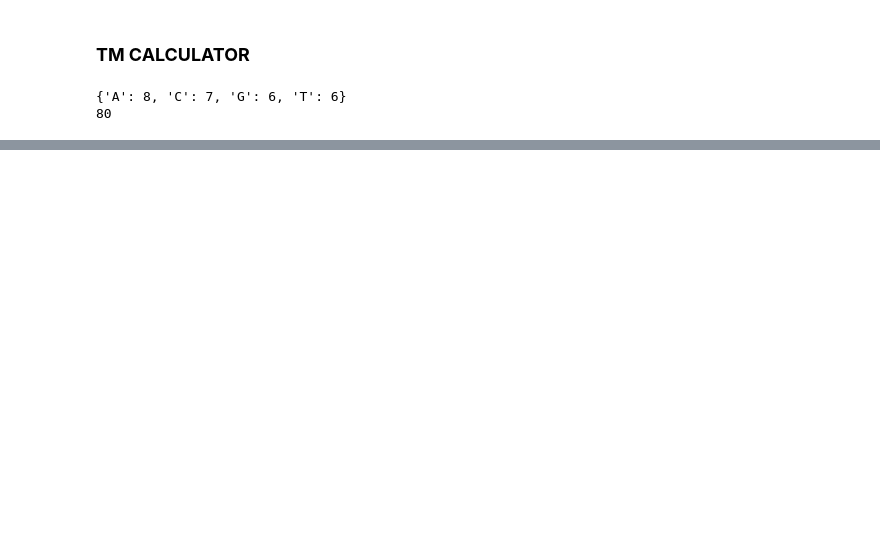
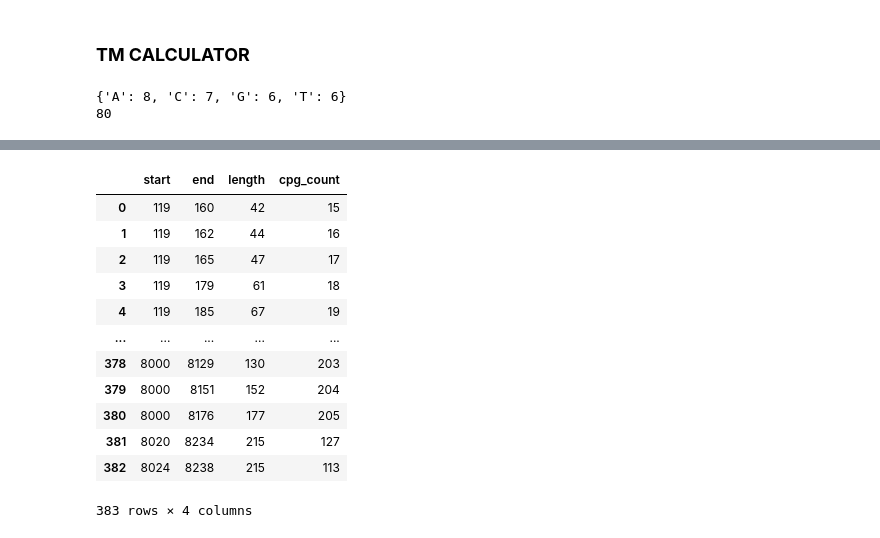
Before and after one commit to JoshuaNehemia/PrimerML, a Jupyter notebook: PRIMER_MACHINE_LEARNING_MODEL.ipynb, the cells around one changed output, grey strips where cells are left out. Saved outputs shown, nothing was run; the diff lists cells and outputs as text; code cells hidden in the pictures; blank space fills up the shorter version.

```diff
--- a/PRIMER_MACHINE_LEARNING_MODEL.ipynb
+++ b/PRIMER_MACHINE_LEARNING_MODEL.ipynb
@@ -63,0 +262,16 @@ def findCpg(genome):
+# %%
+df_long
+# %% [output]
+|  | start | end | length | cpg_count |
+| 0 | 119 | 160 | 42 | 15 |
+| 1 | 119 | 162 | 44 | 16 |
+| 2 | 119 | 165 | 47 | 17 |
+| 3 | 119 | 179 | 61 | 18 |
+| 4 | 119 | 185 | 67 | 19 |
+| ... | ... | ... | ... | ... |
+| 378 | 8000 | 8129 | 130 | 203 |
+| 379 | 8000 | 8151 | 152 | 204 |
+| 380 | 8000 | 8176 | 177 | 205 |
+| 381 | 8020 | 8234 | 215 | 127 |
+| 382 | 8024 | 8238 | 215 | 113 |
+383 rows × 4 columns
```
Also changed, not shown: parts of 24 cells of this notebook.
